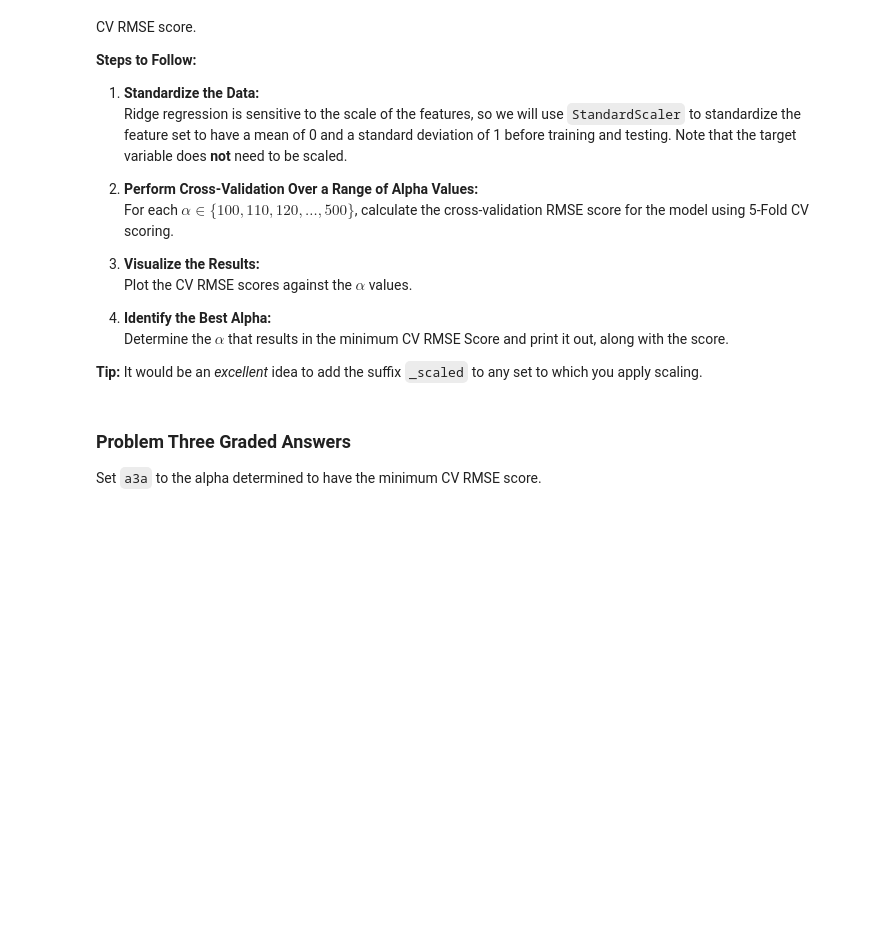
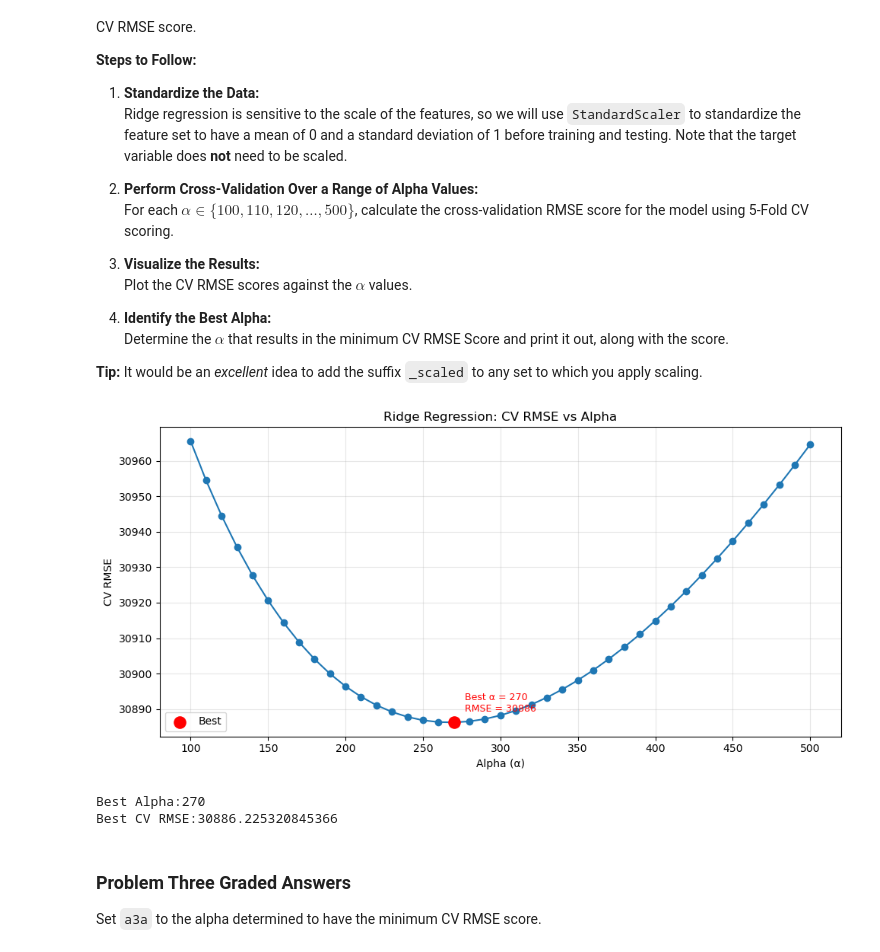
Before and after one commit to ktennant5378/Module-3-Assignments, a Jupyter notebook: Homework_05.ipynb, the cells around one changed output. Saved outputs shown, nothing was run; the diff lists cells and outputs as text; code cells hidden in the pictures; blank space fills up the shorter version.

```diff
--- a/Homework_05.ipynb
+++ b/Homework_05.ipynb
@@ -367,3 +580,39 @@ This introduces another instance of the model selection problem: we must determi
+# %%
+# plot RSMEs
+best_idx = int(np.argmin(cv_rmses))
+best_alpha = alphas[best_idx]
+best_rmse = cv_rmses[best_idx]
+
+plt.figure(figsize=(10, 5))
+plt.plot(alphas, cv_rmses, marker='o')
+plt.xlabel("Alpha (α)")
+plt.ylabel("CV RMSE")
+plt.title("Ridge Regression: CV RMSE vs Alpha")
+
+# highlight best alpha
+plt.scatter(best_alpha, best_rmse, color="red", s=120, zorder=5, label="Best")
+
+plt.annotate(
+    f"Best α = {best_alpha}\nRMSE = {best_rmse:.0f}",
+    (best_alpha, best_rmse),
+    textcoords="offset points",
+    xytext=(10, 10),
+    ha="left",
+    color="red",
+    fontsize=9
+)
+
+plt.legend()
+plt.grid(alpha=0.3)
+plt.tight_layout()
+plt.show()
+
+print(f"Best Alpha:{best_alpha}")
+print(f"Best CV RMSE:{best_rmse}")
+# %% [output]
+[figure, added]
+Best Alpha:270
+Best CV RMSE:30886.225320845366
 # %% [markdown]
 ### Problem Three Graded Answers
 
```
Also changed, not shown: parts of 22 cells of this notebook.
